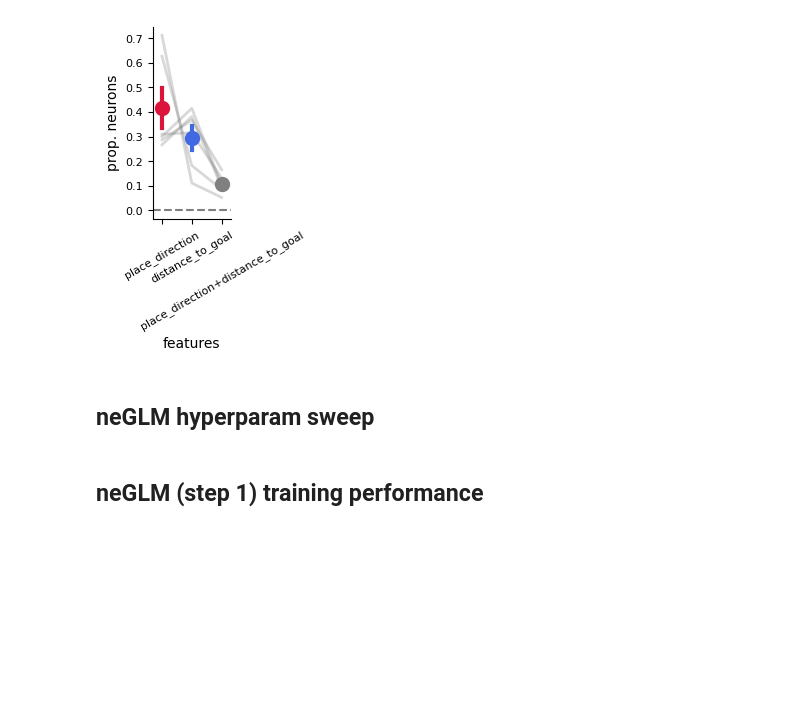
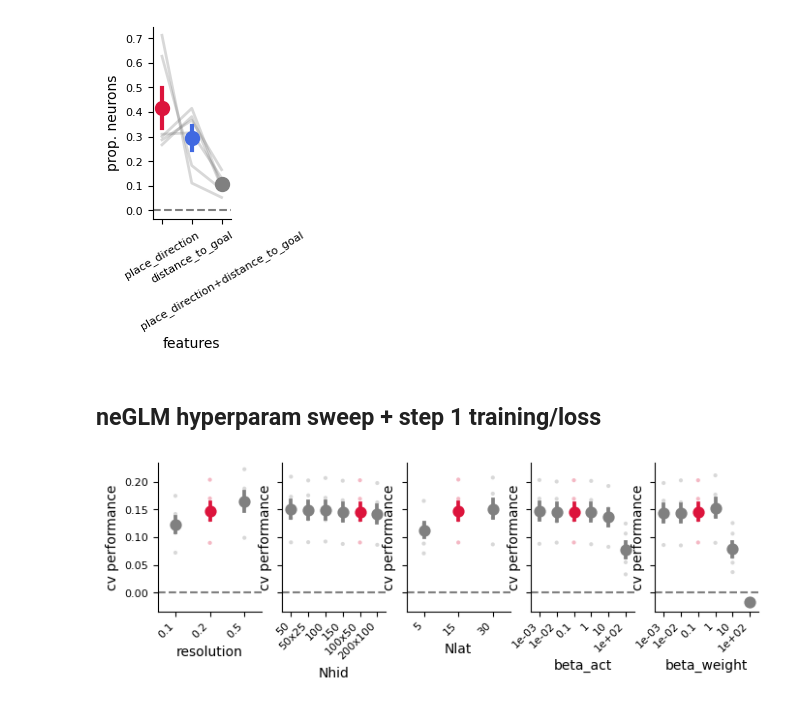
Before and after one commit to peterdoohan/GridMaze-mFC, a Jupyter notebook: Notebooks/6.neGLM.ipynb, the cells around one changed output. Saved outputs shown, nothing was run; the diff lists cells and outputs as text; code cells hidden in the pictures; blank space fills up the shorter version.

Commit message:
added hyperparam sweep details to neGLM supp (notebook summary)

```diff
--- a/Notebooks/6.neGLM.ipynb
+++ b/Notebooks/6.neGLM.ipynb
@@ -255,8 +255,9 @@ f.savefig(FIG_SAVE_PATH / "prop_neurons_variance_explained.pdf")
 # %% [output]
 [figure]
 # %% [markdown]
-## neGLM hyperparam sweep
+## neGLM hyperparam sweep + step 1 training/loss
 # %%
-# TODO: models running
+from GridMaze.analysis.neGLM import param_sweep as ps
+
+results_df = ps.load_sweep_results()
+training_df = ps.load_sweep_training()
-# %% [markdown]
-## neGLM (step 1) training performance
@@ -264,0 +264,7 @@ f.savefig(FIG_SAVE_PATH / "prop_neurons_variance_explained.pdf")
+# %%
+reload(ps)
+f, axes = plt.subplots(1, 5, figsize=(8, 2), sharey=True)
+ps.plot_hyperparam_sweep_summary(results_df, baseline_color="crimson", axes=axes)
+f.savefig(FIG_SAVE_PATH / "hyperparam_sweep_summary.pdf")
+# %% [output]
+[figure, added]
```
Also changed, not shown: parts of 2 cells of this notebook, 1 other file.
